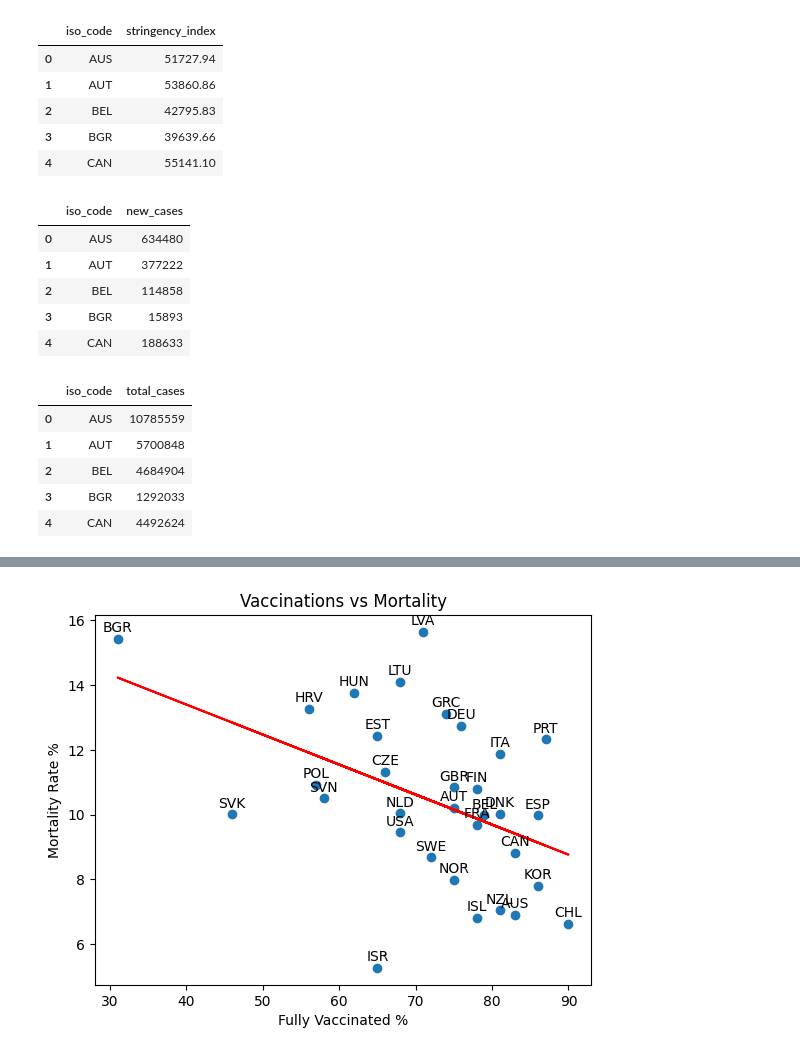
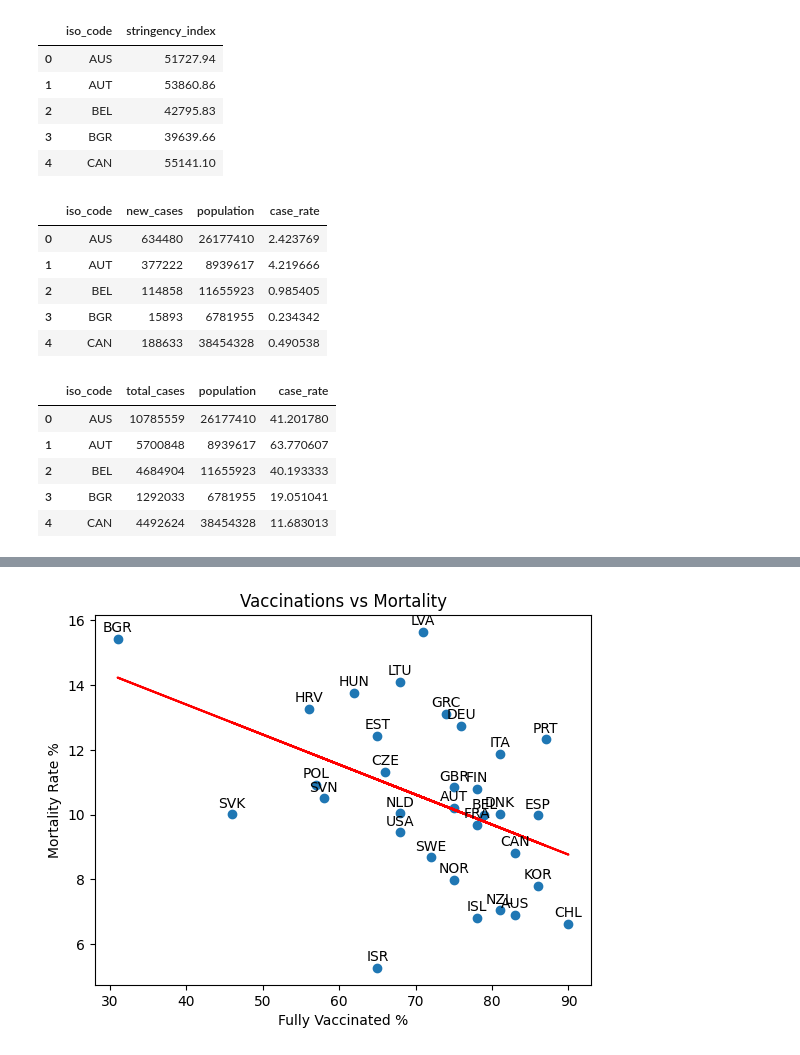
Before and after one commit to Anandraj-S/excess-death-analysis, a Jupyter notebook: excess_deaths.ipynb, the cells around one changed output, grey strips where cells are left out. Saved outputs shown, nothing was run; the diff lists cells and outputs as text; code cells hidden in the pictures.

```diff
--- a/excess_deaths.ipynb
+++ b/excess_deaths.ipynb
@@ -106,22 +116,26 @@ lockdown_stringency.head()
 | 3 | BGR | 39639.66 |
 | 4 | CAN | 55141.10 |
 # %%
-covid = raw_df[raw_df['Year']==2023].groupby('iso_code').agg({'new_cases' : 'sum'}).reset_index()
+covid = raw_df[raw_df['Year']==2023].groupby('iso_code').agg({'new_cases' : 'sum', 'population' : 'max'}).reset_index()
+covid['case_rate'] = covid['new_cases']/covid['population']
+covid['case_rate'] = covid['case_rate']*100
 covid.head()
 # %% [output]
-|  | iso_code | new_cases |
-| 0 | AUS | 634480 |
-| 1 | AUT | 377222 |
-| 2 | BEL | 114858 |
-| 3 | BGR | 15893 |
-| 4 | CAN | 188633 |
+|  | iso_code | new_cases | population | case_rate |
+| 0 | AUS | 634480 | 26177410 | 2.423769 |
+| 1 | AUT | 377222 | 8939617 | 4.219666 |
+| 2 | BEL | 114858 | 11655923 | 0.985405 |
+| 3 | BGR | 15893 | 6781955 | 0.234342 |
+| 4 | CAN | 188633 | 38454328 | 0.490538 |
 # %%
-long_covid = raw_df[raw_df['Year'].isin([2020,2021,2022])].groupby('iso_code').agg({'total_cases' : 'max'}).reset_index()
+long_covid = raw_df[raw_df['Year'].isin([2020,2021,2022])].groupby('iso_code').agg({'total_cases' : 'max', 'population' : 'max'}).reset_index()
+long_covid['case_rate'] = long_covid['total_cases']/long_covid['population']
+long_covid['case_rate'] = long_covid['case_rate']*100
 long_covid.head()
 # %% [output]
-|  | iso_code | total_cases |
-| 0 | AUS | 10785559 |
-| 1 | AUT | 5700848 |
-| 2 | BEL | 4684904 |
-| 3 | BGR | 1292033 |
-| 4 | CAN | 4492624 |
+|  | iso_code | total_cases | population | case_rate |
+| 0 | AUS | 10785559 | 26177410 | 41.201780 |
+| 1 | AUT | 5700848 | 8939617 | 63.770607 |
+| 2 | BEL | 4684904 | 11655923 | 40.193333 |
+| 3 | BGR | 1292033 | 6781955 | 19.051041 |
+| 4 | CAN | 4492624 | 38454328 | 11.683013 |
```
Also changed, not shown: parts of 30 cells of this notebook.
